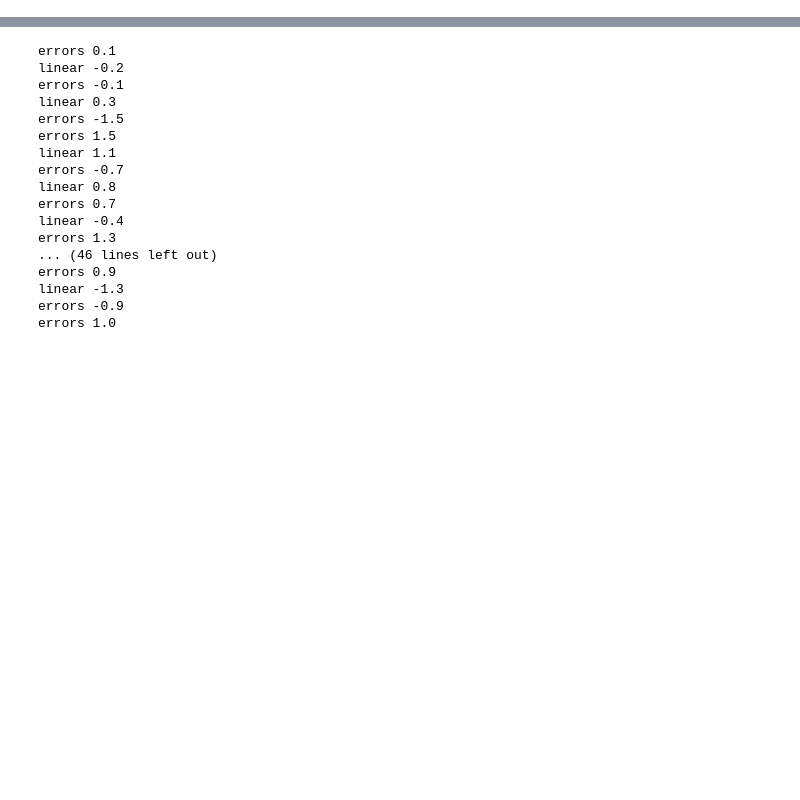
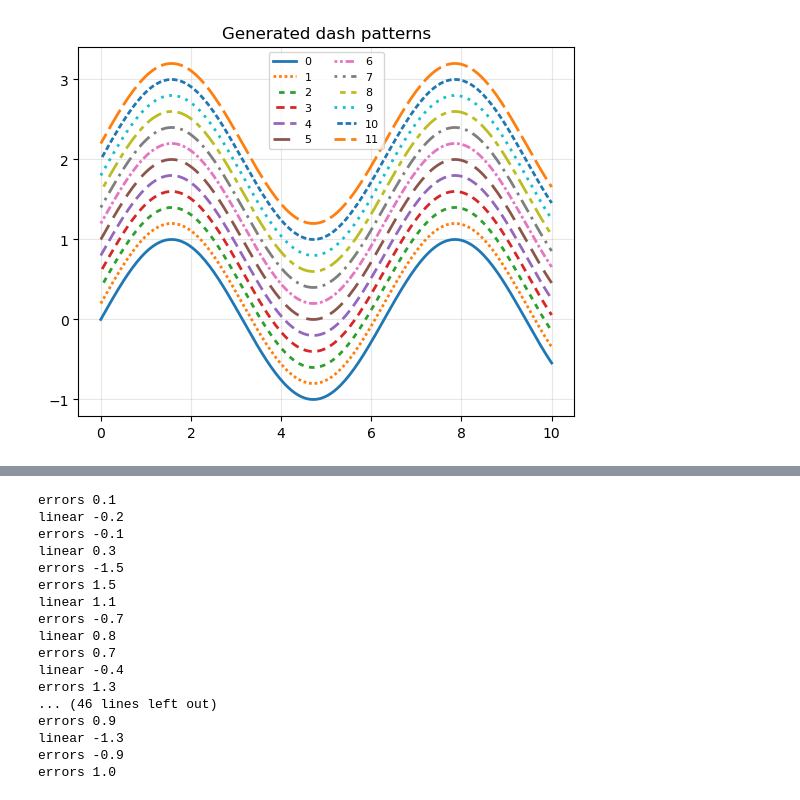
Before and after one commit to lisepauwels/sps_simulations, a Jupyter notebook: Studies/MomentumAcceptance/IntensityScan2/plot_results.ipynb, the cells around one changed output, grey strips where cells are left out. Cells and saved outputs as stored; diff of their text form; code cells hidden in the pictures; blank space fills up the shorter version.

```diff
--- a/Studies/MomentumAcceptance/IntensityScan2/plot_results.ipynb
+++ b/Studies/MomentumAcceptance/IntensityScan2/plot_results.ipynb
@@ -9,0 +41,96 @@ import matplotlib as mpl
+# %%
+def generate_distinct_dashes(
+    n: int,
+    *,
+    min_on: float = 1.0,
+    max_on: float = 10.0,
+    min_off: float = 1.0,
+    max_off: float = 10.0,
+    include_solid: bool = True,
+):
+    """
+    Generate `n` visually distinct linestyles for Matplotlib.
+
+    Returns a list of linestyles usable as `linestyle=...` in ax.plot:
+      - "-" for solid (optional)
+      - dash tuples of the form (offset, (on, off, on, off, ...))
+
+    The patterns are built from a small set of base "motifs" and scaled/offset
+    so they remain distinguishable without becoming too chaotic.
+    """
+    if n <= 0:
+        return []
+
+    styles = []
+    if include_solid:
+        styles.append("-")
+        if n == 1:
+            return styles
+        n_remaining = n - 1
+    else:
+        n_remaining = n
+
+    # Base motifs: dashed, dotted, dash-dot, long-short, etc.
+    motifs = [
+        (1, 1),           # dotted
+        (2, 2),           # short dashed
+        (3, 2),           # medium dash
+        (4, 2),           # longer dash
+        (6, 3),           # long dash
+        (3, 1, 1, 1),     # dash-dot (tight)
+        (5, 2, 1, 2),     # dash-dot (looser)
+        (6, 2, 2, 2),     # long-short
+        (1, 2),           # sparse dots
+        (2, 1),           # dense dashes
+        (8, 2),           # very long dash
+        (2, 2, 6, 2),     # two-dash motif
+    ]
+
+    # Choose scale factors so patterns spread out but stay readable
+    # Use a quasi-log spacing (helps keep early patterns distinct).
+    scales = np.geomspace(1.0, 2.5, num=max(1, int(np.ceil(n_remaining / len(motifs)))))
+    offsets = np.linspace(0.0, 6.0, num=max(2, int(np.ceil(n_remaining / 3))))  # small phase offsets
+
+    def clamp(v, lo, hi):
+        return float(np.clip(v, lo, hi))
+
+    k = 0
+    for s in scales:
+        for motif in motifs:
+            if k >= n_remaining:
+                break
+
+            # Scale motif and clamp to keep it within sensible dash lengths
+            scaled = []
+            for i, v in enumerate(motif):
+                if i % 2 == 0:  # "on"
+                    scaled.append(clamp(v * s, min_on, max_on))
+                else:           # "off"
+                    scaled.append(clamp(v * s, min_off, max_off))
+
+            offset = float(offsets[k % len(offsets)])
+            styles.append((offset, tuple(scaled)))
+            k += 1
+
+        if k >= n_remaining:
+            break
+
+    return styles
+
+
+# ---------------- Example usage ----------------
+if __name__ == "__main__":
+    import matplotlib.pyplot as plt
+
+    x = np.linspace(0, 10, 200)
+    styles = generate_distinct_dashes(12, include_solid=True)
+
+    fig, ax = plt.subplots()
+    for i, ls in enumerate(styles):
+        ax.plot(x, np.sin(x) + i * 0.2, linestyle=ls, linewidth=2, label=f"{i}")
+    ax.set_title("Generated dash patterns")
+    ax.legend(ncol=2, fontsize=8)
+    ax.grid(alpha=0.3)
+    plt.show()
+# %% [output]
+[figure, added]
```
Also changed, not shown: parts of 28 cells of this notebook, 6 other files.
